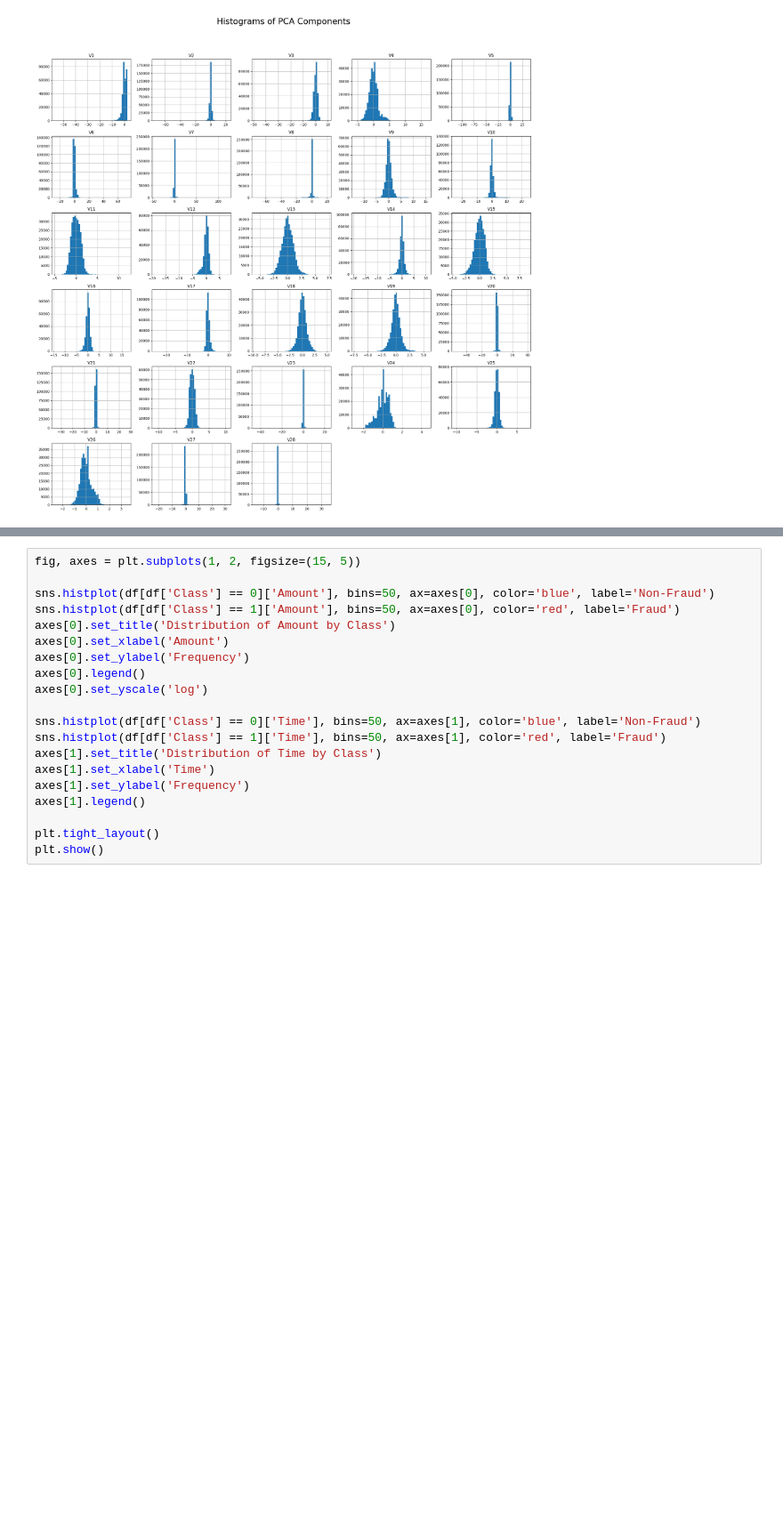
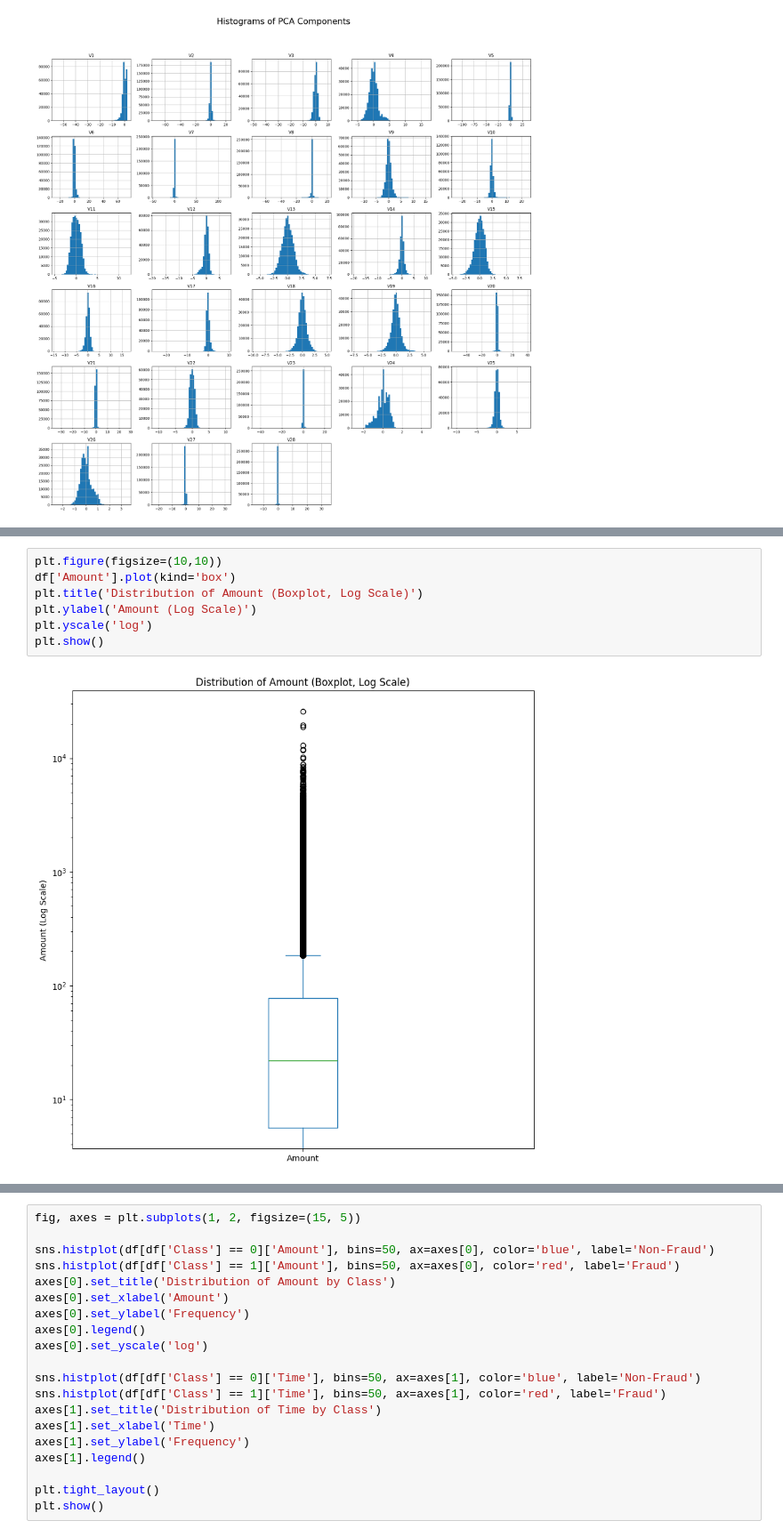
Before and after one commit to Evans-Sense/pet, a Jupyter notebook: Hometask_3_MLPro2025.ipynb, the cells around one changed output, grey strips where cells are left out. Shown at 89% size. Cells and saved outputs as stored; diff of their text form; blank space fills up the shorter version.

```diff
--- a/Hometask_3_MLPro2025.ipynb
+++ b/Hometask_3_MLPro2025.ipynb
@@ -104,3 +109,12 @@ df['Amount'].hist(figsize=(10,10))
+# %%
+plt.figure(figsize=(10,10))
+df['Amount'].plot(kind='box')
+plt.title('Distribution of Amount (Boxplot, Log Scale)')
+plt.ylabel('Amount (Log Scale)')
+plt.yscale('log')
+plt.show()
+# %% [output]
+[figure, added]
 # %%
 print(df['Class'].value_counts())
 # %% [output]
```
Also changed, not shown: parts of 22 cells of this notebook.
